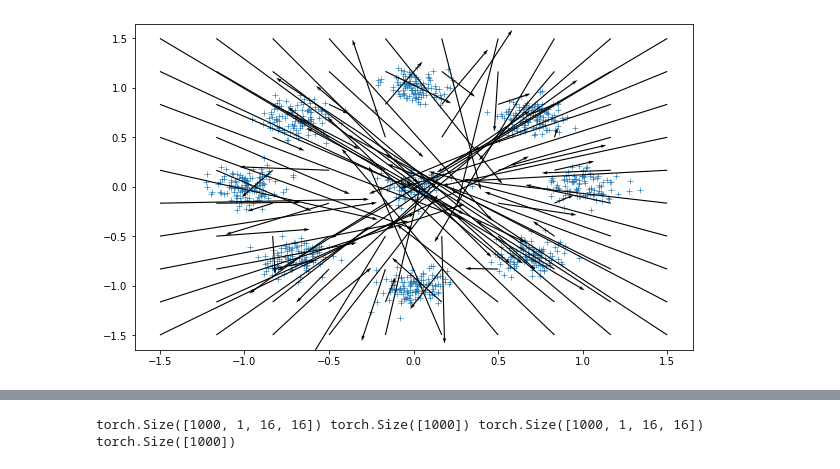
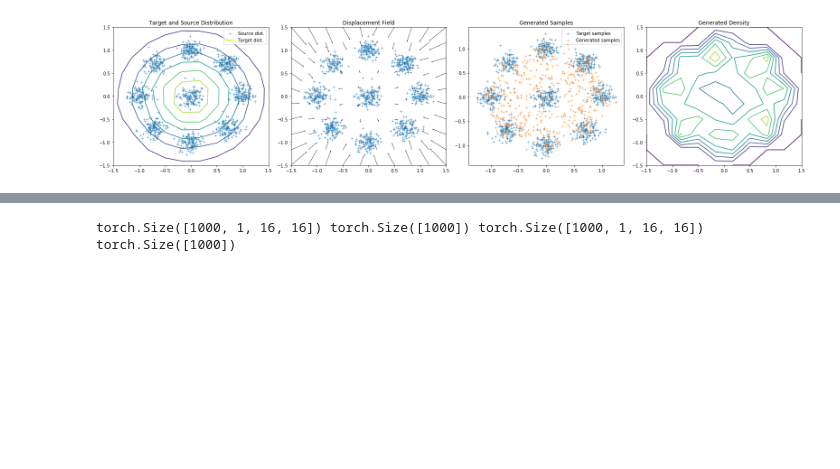
Before and after one commit to Daniil-Selikhanovych/Large-Scale-Optimal-Transport-and-Maping-Estimation, a Jupyter notebook: notebooks/mnist_usps.ipynb, the cells around one changed output, grey strips where cells are left out. Saved outputs shown, nothing was run; the diff lists cells and outputs as text; code cells hidden in the pictures; blank space fills up the shorter version.

Commit message:
Fancy plots

```diff
--- a/notebooks/mnist_usps.ipynb
+++ b/notebooks/mnist_usps.ipynb
@@ -283,12 +283,12 @@ plt.scatter(circle_dset.data[:, 0], circle_dset.data[:, 1], marker="+", lw=0.6)
 # %%
 n_samples = 1000
-batch_size = 1000
+batch_size = 500
 n_batches = n_samples//batch_size + 1
 
 from torch.distributions.multivariate_normal import MultivariateNormal
 distr = MultivariateNormal(torch.zeros(2), 0.4*torch.eye(2))
 distr_dset = DistributionDataset(distr)
-circle_dset = CircleDataset(n_samples, sigma=0.1)
+circle_dset = CircleDataset(n_samples, sigma=0.11)
 
 gauss_loader = ZipLoader([distr_dset, circle_dset], batch_size=batch_size,
                      n_batches=n_batches)
@@ -399,24 +399,72 @@ Epoch 100/100 || Loss:  Train 2.03061e-06
 # %%
-fig, ax = plt.subplots(1, 1, figsize=(10, 6))
+from matplotlib.lines import Line2D
+fig, axes = plt.subplots(1, 4, figsize=(22, 5))
 
-xs = np.linspace(-1.5, 1.5, num=10)
-ys = np.linspace(-1.5, 1.5, num=10)
+n_points = 100000
+n_show = 500
+xmin, xmax = -1.5, 1.5
+ymin, ymax = -1.5, 1.5
 
+idx = np.random.choice(np.arange(n_points, dtype=np.int), n_show,
+                       replace=False)
+
+ax = axes[0]
+ps = distr.sample([n_points])
+with torch.no_grad():
+    ps_mapped = model.cpu().map(ps).detach().numpy()
+ps = ps.numpy()
+H, xedges, yedges = np.histogram2d(ps[:, 0], ps[:, 1],
+                                   range=[[xmin, xmax], [ymin, ymax]])
+
+ax.contour(H.transpose(), extent=[xedges.min(), xedges.max(),
+                          yedges.min(), yedges.max()])
+sc = ax.scatter(circle_dset.data[:, 0], circle_dset.data[:, 1],
+           marker="+", lw=0.6, label="Target dist.")
+ax.set_title("Target and Source Distribution")
+custom_lines = [sc, Line2D([0], [0], color=plt.cm.hsv(0.2), lw=2.)]
+ax.legend(custom_lines, ["Source dist.", "Target dist."])
+
+xs = np.linspace(xmin, xmax, num=10)
+ys = np.linspace(ymin, ymax, num=10)
+
+ax = axes[1]
 XX, YY = np.meshgrid(xs, ys)
 XX = torch.tensor(XX.ravel(), dtype=torch.float)
 YY = torch.tensor(YY.ravel(), dtype=torch.float)
 
 X = torch.stack([XX, YY], dim=1)
 with torch.no_grad():
     Z = model.cpu().map(X).detach()
 offsets = Z - X
+
 ax.scatter(circle_dset.data[:, 0], circle_dset.data[:, 1],
            marker="+", lw=0.6)
-ax.quiver(XX, YY, offsets[:, 0], offsets[:, 1], angles="xy", scale=1, units="width",
+ax.quiver(XX, YY, offsets[:, 0], offsets[:, 1], angles="xy", units="width",
           width=0.002)
+ax.set_title("Displacement Field")
+ax.set_xlim(xmin, xmax)
+ax.set_ylim(ymin, ymax)
 
-ax.set_xlim
+with torch.no_grad():
+    Z = model.cpu().map(X).detach()
 
+ax = axes[2]
+ax.set_title("Generated Samples")
+ax.scatter(circle_dset.data[:, 0], circle_dset.data[:, 1],
+           marker="+", lw=0.6, label="Target samples")
+ax.scatter(ps_mapped[idx, 0], ps_mapped[idx, 1],
+           marker="+", lw=0.6, label="Generated samples")
+ax.legend()
+
+ax = axes[3]
+ax.set_title("Generated Density")
+H, xedges, yedges = np.histogram2d(ps_mapped[:, 0], ps_mapped[:, 1],
+                                   range=[[xmin, xmax], [ymin, ymax]])
+
+ax.contour(H.transpose(), extent=[xedges.min(), xedges.max(),
+                          yedges.min(), yedges.max()])
+plt.tight_layout()
+fig.savefig("gauss.pdf")
 plt.show()
 # %% [output]
-[figure, old version]
+[figure, new version]
```
Also changed, not shown: parts of 5 cells of this notebook.
